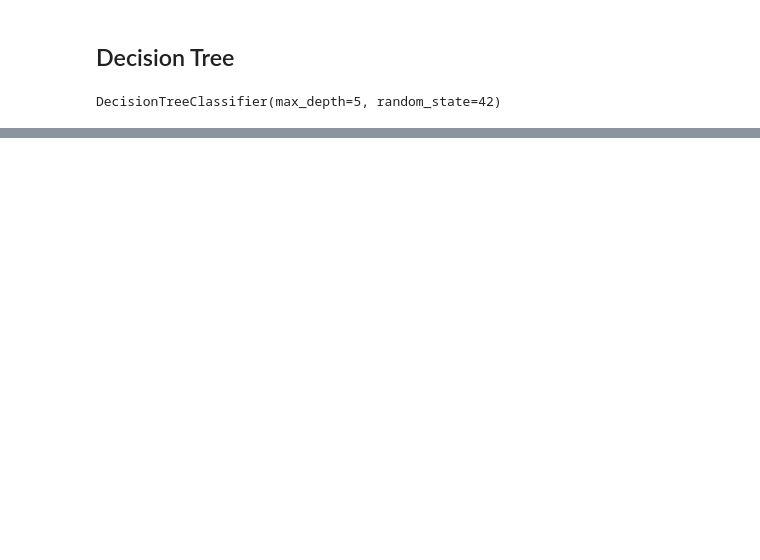
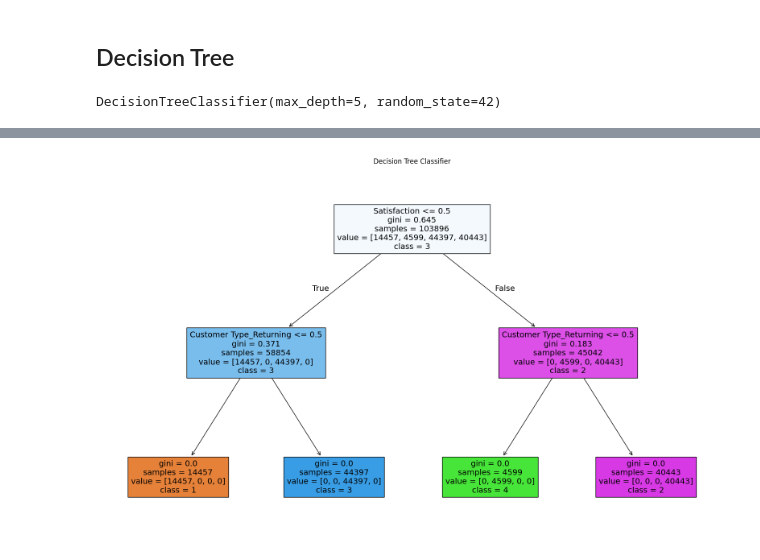
Before and after one commit to HWhr3000/F21DL_Coursework_grp2, a Jupyter notebook: notebooks/Anugraha_notebook.ipynb, the cells around one changed output, grey strips where cells are left out. Saved outputs shown, nothing was run; the diff lists cells and outputs as text; code cells hidden in the pictures; blank space fills up the shorter version.

```diff
--- a/notebooks/Anugraha_notebook.ipynb
+++ b/notebooks/Anugraha_notebook.ipynb
@@ -971,0 +963,71 @@ plt.show()
+# %%
+import pandas as pd
+from sklearn.tree import DecisionTreeClassifier, plot_tree
+from sklearn.model_selection import train_test_split, cross_val_score
+from sklearn.metrics import accuracy_score, confusion_matrix, precision_score, recall_score, f1_score, roc_auc_score
+import matplotlib.pyplot as plt
+
+# Assuming datacopy_5 is your DataFrame
+X = datacopy_5.drop('Loyalty', axis=1)  # Features
+y = datacopy_5['Loyalty']               # Target variable
+
+# Select the first few features based on your previous correlation analysis
+selected_features = [
+    'Satisfaction', 'Online Boarding', 'Customer Type_Returning',
+    'Flight Distance', 'Seat Comfort'
+]
+
+# Subset the DataFrame to include only the selected features
+X_selected = X[selected_features]
+
+# One-Hot Encode categorical columns
+X_encoded = pd.get_dummies(X_selected)
+
+# Train-test split (80% train, 20% test)
+X_train, X_test, y_train, y_test = train_test_split(X_encoded, y, test_size=0.2, random_state=42)
+
+# Initialize and fit the Decision Tree Classifier
+tree_clf = DecisionTreeClassifier(max_depth=3, random_state=42)
+tree_clf.fit(X_train, y_train)
+
+# Predict on the test set
+y_pred = tree_clf.predict(X_test)
+
+# Calculate performance metrics on the test set
+accuracy = accuracy_score(y_test, y_pred)
+conf_matrix = confusion_matrix(y_test, y_pred)
+precision = precision_score(y_test, y_pred, average='macro')  # 'macro' for multiclass
+recall = recall_score(y_test, y_pred, average='macro')      # 'macro' for multiclass
+f1 = f1_score(y_test, y_pred, average='macro')              # 'macro' for multiclass
+roc_auc = roc_auc_score(y_test, tree_clf.predict_proba(X_test), multi_class='ovr')  # Multi-class ROC AUC
+
+# Print the evaluation metrics
+print(f"Test Set Performance:")
+print(f"Accuracy: {accuracy:.4f}")
+print(f"Confusion Matrix:\n{conf_matrix}")
+print(f"Precision: {precision:.4f}")
+print(f"Recall: {recall:.4f}")
+print(f"F1 Score: {f1:.4f}")
+print(f"ROC AUC: {roc_auc:.4f}")
+
+# 10-fold cross-validation on the training set
+cv_accuracies = cross_val_score(tree_clf, X_train, y_train, cv=10, scoring='accuracy')
+cv_precision = cross_val_score(tree_clf, X_train, y_train, cv=10, scoring='precision_macro')  # 'macro' for multiclass
+cv_recall = cross_val_score(tree_clf, X_train, y_train, cv=10, scoring='recall_macro')        # 'macro' for multiclass
+cv_f1 = cross_val_score(tree_clf, X_train, y_train, cv=10, scoring='f1_macro')                # 'macro' for multiclass
+cv_roc_auc = cross_val_score(tree_clf, X_train, y_train, cv=10, scoring='roc_auc_ovr')         # 'ovr' for multiclass
+
+# Print cross-validation results
+print(f"\n10-Fold Cross-Validation Results (on training set):")
+print(f"Accuracy: {cv_accuracies.mean():.4f} ± {cv_accuracies.std():.4f}")
+print(f"Precision: {cv_precision.mean():.4f} ± {cv_precision.std():.4f}")
+print(f"Recall: {cv_recall.mean():.4f} ± {cv_recall.std():.4f}")
+print(f"F1 Score: {cv_f1.mean():.4f} ± {cv_f1.std():.4f}")
+print(f"ROC AUC: {cv_roc_auc.mean():.4f} ± {cv_roc_auc.std():.4f}")
+
+# Plot the decision tree
+plt.figure(figsize=(20, 12))  # Set the size of the figure
+plot_tree(tree_clf, filled=True, feature_names=X_encoded.columns, class_names=[str(label) for label in y.unique()])
+plt.title('Decision Tree Classifier')
+plt.show()
+# %% [output]
@@ -971,0 +1052 @@ plt.show()
+[figure, added]
```
Also changed, not shown: parts of 41 cells of this notebook.
